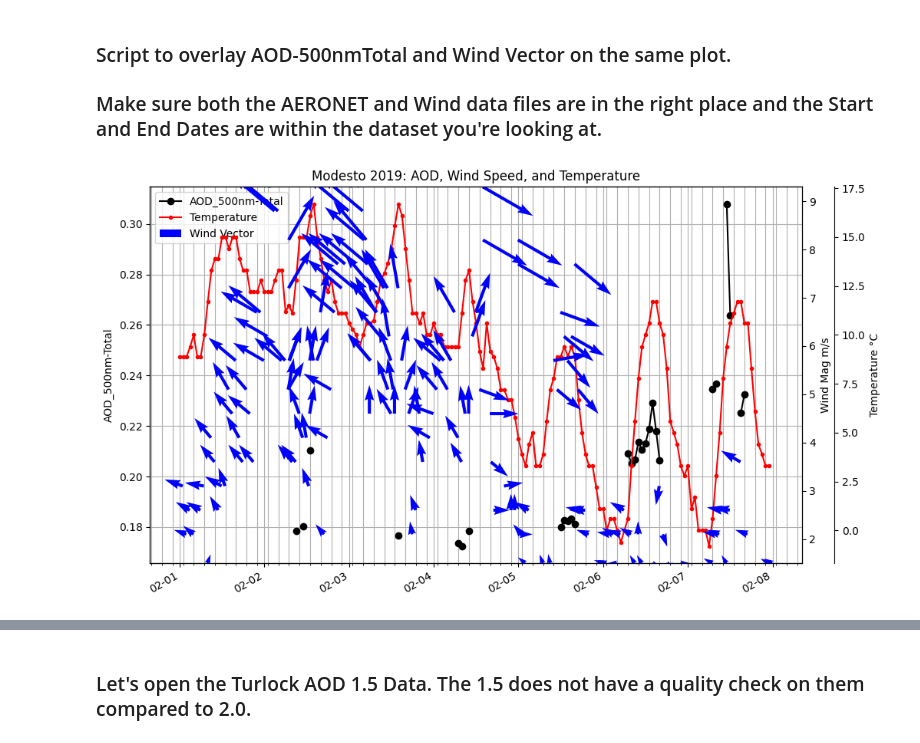
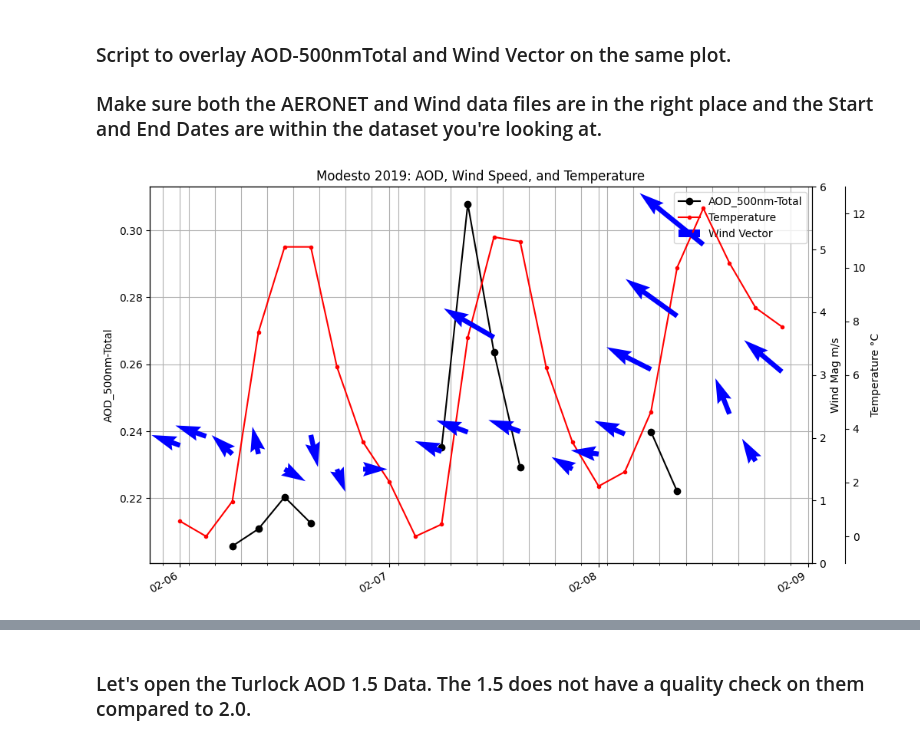
Before and after one commit to wtoslac/airquality, a Jupyter notebook: AirQuality_dev.ipynb, the cells around one changed output, grey strips where cells are left out. Drawn from its saved outputs; the diff is of its cells as text; code cells hidden in the pictures.

```diff
--- a/AirQuality_dev.ipynb
+++ b/AirQuality_dev.ipynb
@@ -12,9 +12,10 @@ import matplotlib.patches as mpatches
 filename = 'AERONET_Data/20190101_20191231_Modesto.tot_lev20'
 windfile = 'Wind_Data/Modesto_Wind_2019_Jan_Dec_72492623258.csv'
 weatherFile = 'Wind_Data/Modesto_Weather_Feb_2019.csv'
-StartDate='2019-02-01 00:00:00'
-EndDate='2019-02-07 23:59:59'
-#sampleRate = '1h' # Not Implemented
+StartDate='2019-02-06 00:00:00'
+EndDate='2019-02-08 23:59:59'
+sampleRate = '3h'
+windSampleRate = '3h'
 
 # Load the AERONET data and make US/PAC time its index.
 df = pd.read_csv(filename,skiprows = 6, parse_dates={'datetime':[0,1]})
@@ -43,10 +44,19 @@ WNDdf= Wdf.loc[StartDate:EndDate,'WND'].str.split(pat=',', expand= True)
 WNDdf= WNDdf.loc[WNDdf[4]=='5']
 WNDdf= WNDdf.loc[WNDdf[1]=='5']
 
+# Converting the Cardinal Coordinates to Cartesian using x=r*sinΘ and y=r*cosΘ
+Xdata, Ydata = [], []
+for _, row in WNDdf.iterrows():
+    Xdata.append(np.float64(row[3]) # Magnitude
+                 *np.sin(np.float64(row[0]) # Angle
+                               *(np.pi/180)))
+    Ydata.append(np.float64(row[3])*np.cos(np.float64(row[0])*(np.pi/180)))
+WNDdf[5], WNDdf[6] = Xdata, Ydata # Appending these new Coordinates to the Wind Data Frame
+
 # Tdf = Temperature Data Frame
-# Splitting Temperature from the Weather Data Frame and expanding string to individual columns
+## Splitting Temperature from the Weather Data Frame and expanding the string into individual columns
 Tdf = Wdf.loc[StartDate:EndDate,'TMP'].str.split(pat=',', expand = True)
-# Replacing +9999 values with nan, +9999 indicates "missing data"
+## Replacing +9999 values with nan, +9999 indicates "missing data"
 Tdf.replace('+9999', np.nan, inplace = True)
 
 # Creating Figure and main Axis
@@ -71,45 +81,50 @@ ax.xaxis.set_major_formatter(mdates.DateFormatter('%m-%d'))
 
 # Drawing the first pieces of data (AOD_500nm-Total) onto the graph
 ax.set_ylabel("AOD_500nm-Total")
-plot1, = ax.plot(df.loc[StartDate:EndDate,'AOD_500nm-Total'].resample('1h').mean(),'ok-',label='AOD_500nm-Total', figure=fig) # handle, label = ax.plot()
+plot1, = ax.plot(df.loc[StartDate:EndDate,'AOD_500nm-Total'].resample(sampleRate).mean(),'ok-',label='AOD_500nm-Total', figure=fig) # handle, label = ax.plot()
 
 # Adding a new Axis sharing the same xaxis as before and drawing the second piece of data.
 ax2 = ax.twinx()
 ax2.spines.right.set_position(('axes', 1.05)) # Adjusting the position of the "spine" or y-axis to not overlap with the next pieces of data
 ax2.set_ylabel('Temperature °C')
-plot2, = ax2.plot(Tdf[0].loc[StartDate:EndDate].astype(float).resample('1h').mean().div(10), '.r-',label='Temperature',figure=fig) # handle, label = ax2.plot()
+#ax2.set_ylim(Tdf[0].loc[StartDate:EndDate].astype(float).resample(sampleRate).mean().div(10).min()//-1,Tdf[0].loc[StartDate:EndDate].astype(float).resample(sampleRate).mean().div(10).max()//1) # Auto Calculating
+ax2.set_ylim(-1,13) # Manual Setting
+plot2, = ax2.plot(Tdf[0].loc[StartDate:EndDate].astype(float).resample(sampleRate).mean().div(10), '.r-',label='Temperature',figure=fig) # handle, label = ax2.plot()
 
 # Adding a new Axis sharing the same xaxis as the previous two and drawing the thrid piece of data
 ax3 = ax.twinx()
 #ax3.spines.right.set_position(('axes', 1)) # Adjusting the position of the "spine" or y-axis (Only needed if we want to move this y-axis)
 ax3.set_ylabel("Wind Mag m/s")
-ax3.set_ylim(WNDdf[3].loc[StartDate:EndDate].astype(float).div(10).min(), WNDdf[3].loc[StartDate:EndDate].astype(float).div(10).max())
-plot3 = ax3.quiver( WNDdf.index,
-            WNDdf[3].loc[StartDate:EndDate].astype(float).div(10),
-            -WNDdf[3].loc[StartDate:EndDate].astype(float).div(10)
-           *np.sin((WNDdf[0].loc[StartDate:EndDate].astype(float))*np.pi/180.),
-            -WNDdf[3].loc[StartDate:EndDate].astype(float).div(10)
-           *np.cos((WNDdf[0].loc[StartDate:EndDate].astype(float))*np.pi/180.),
-            color='b',label='Wind Vector')
+#ax3.set_ylim(WNDdf[3].loc[StartDate:EndDate].astype(float).div(10).min()//1, WNDdf[3].loc[StartDate:EndDate].astype(float).div(10).max()//1) # Auto Calculating
+ax3.set_ylim(0,6) # Manual Setting
+plot3 = ax3.quiver(WNDdf[5].resample(windSampleRate).mean().index,
+                   np.sqrt( (WNDdf[5].loc[StartDate:EndDate].astype(float).resample(windSampleRate).sum() /
+                WNDdf.loc[StartDate:EndDate].resample(windSampleRate).size())**2 +
+                (WNDdf[6].loc[StartDate:EndDate].astype(float).resample(windSampleRate).sum() /
+                WNDdf.loc[StartDate:EndDate].resample(windSampleRate).size())**2
+                )/10,
+                -WNDdf[5].loc[StartDate:EndDate].astype(float).resample(windSampleRate).mean().div(10),
+                -WNDdf[6].loc[StartDate:EndDate].astype(float).resample(windSampleRate).mean().div(10),
+                color='b',label='Wind Vector')
 
 # Displaying the legend and Reorganizing everything to fit nicely
 ## Note: plot1 and plot2 are the handles for the data we created and plot3, the quiver, is handled differently.
 ax.legend(handles = [plot1, plot2, plot3], loc = 'best')
 plt.tight_layout() # Adjusts the boundaries of the figures to ensure everything fits nicely. Can define pads as we we see fit.
 # Example: plt.tight_layout(pad=n, h_pad=n2, w_pad=n3, rect=tuple) where n# are floats and tuple is a tubple of integers (0,0,1,1)
 
 # Optional, saving the plot to a file as a .png.
 ## Note: You must save the plot before calling plt.show(), additionally, you must have the relative directory setup otherwise this will produce a "soft" error.
-## Change 'False' in the if-statement to True to save a png
+## Change 'False' in the if-statement to True to enable saving the plot as a png
 if False:
-    filename = 'Modesto_'# + StartDate + '_' + EndDate
+    filename = 'Modesto_' + str(pd.Timestamp.now().strftime('%Y-%m-%d_%H%M%S'))# + StartDate + '_' + EndDate
     location = 'graphs\\Modesto 2019\\' + filename
     plt.savefig(location) # Saves the plot to a .png file.
 
 plt.show()
 
 # Additional Info/Links:
 # https://matplotlib.org/2.0.2/users/recipes.html # ← Contains Additional information on useful plotting techniques
 # https://matplotlib.org/3.4.3/gallery/ticks_and_spines/multiple_yaxis_with_spines.html # ← Use this format for graph handling
 # %% [output]
-[figure, old version]
+[figure, new version]
```
Also changed, not shown: parts of 1 cell of this notebook.
